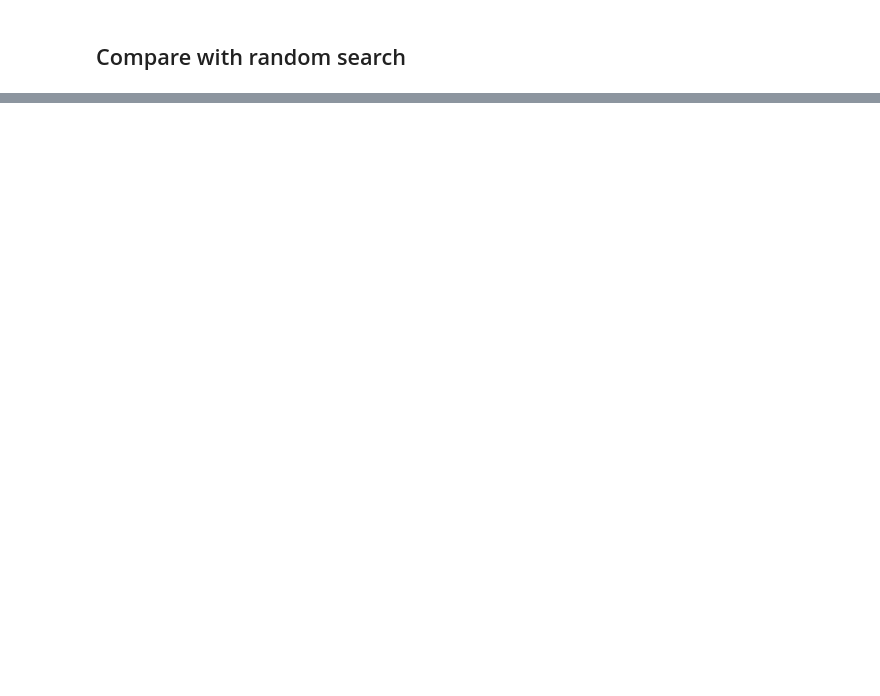
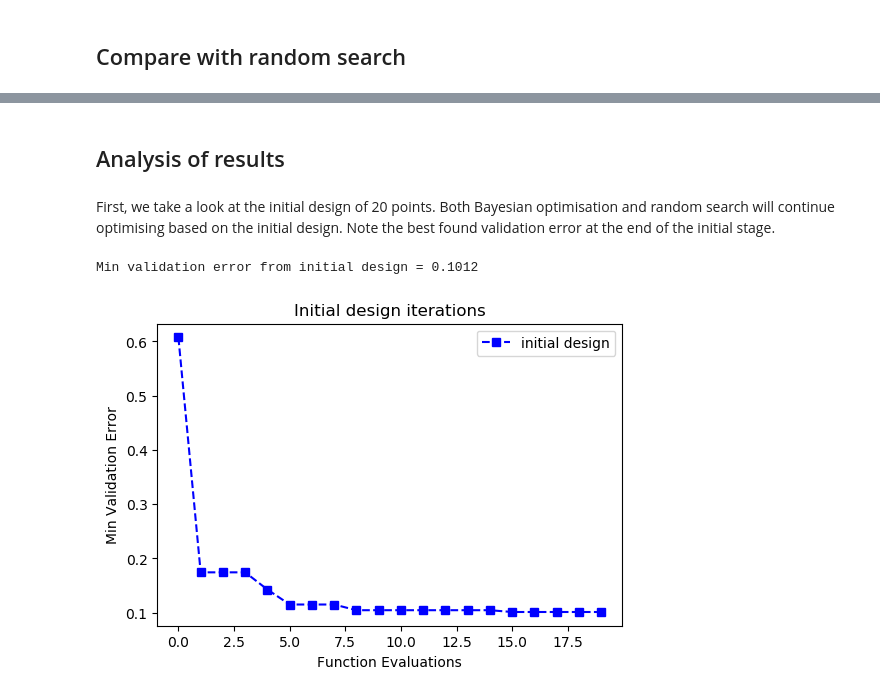
Before and after one commit to leowyy/simple-GP, a Jupyter notebook: automl/mnist_logistic.ipynb, the cells around one changed output, grey strips where cells are left out. Drawn from its saved outputs; the diff is of its cells as text; code cells hidden in the pictures; blank space fills up the shorter version.

```diff
--- a/automl/mnist_logistic.ipynb
+++ b/automl/mnist_logistic.ipynb
@@ -229,0 +248,14 @@ array([[ 0.1104]])
+# %% [markdown]
+## Analysis of results
+# %% [markdown]
+First, we take a look at the initial design of 20 points. Both Bayesian optimisation and random search will continue optimising based on the initial design. Note the best found validation error at the end of the initial stage.
+# %%
+fig,ax = plt.subplots(1,1, figsize=(6, 4), dpi=100)
+ax.plot(range(n_initial), random_opt.Y_best[:n_initial], '--bs', label='initial design')
+plt.title('Initial design iterations')
+plt.ylabel('Min Validation Error'); plt.xlabel('Function Evaluations');
+plt.legend()
+print("Min validation error from initial design = {}".format(np.min(random_opt.Y_best[:n_initial])))
+# %% [output]
+Min validation error from initial design = 0.1012
+[figure, added]
```
Also changed, not shown: parts of 31 cells of this notebook, 3 other files.
